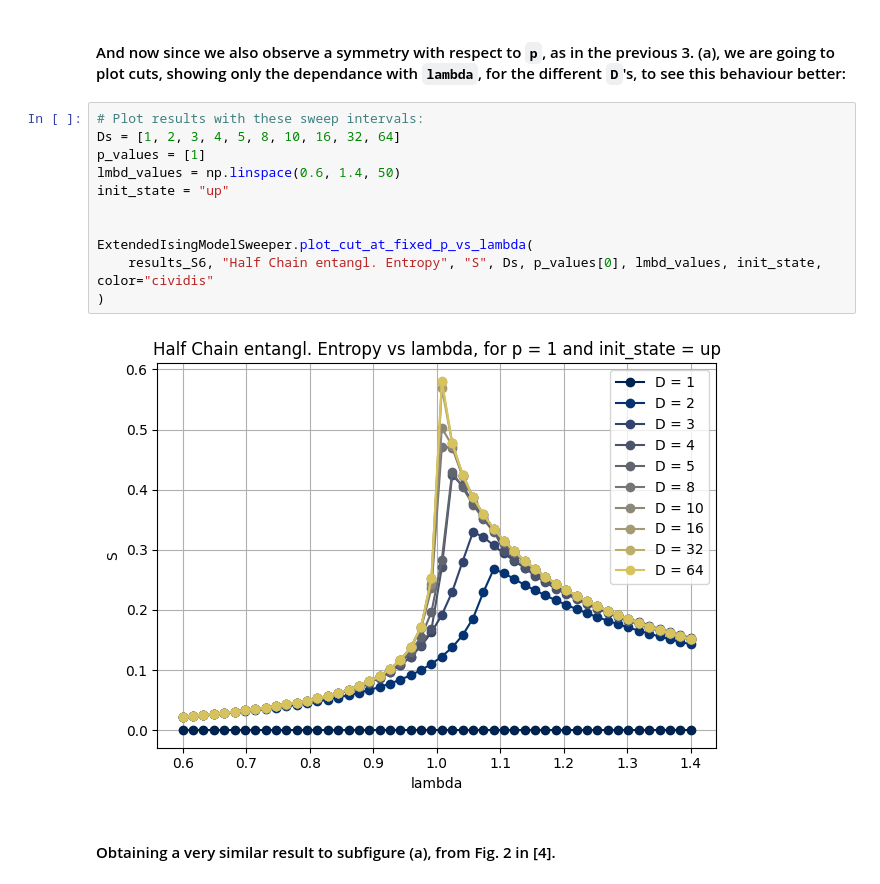
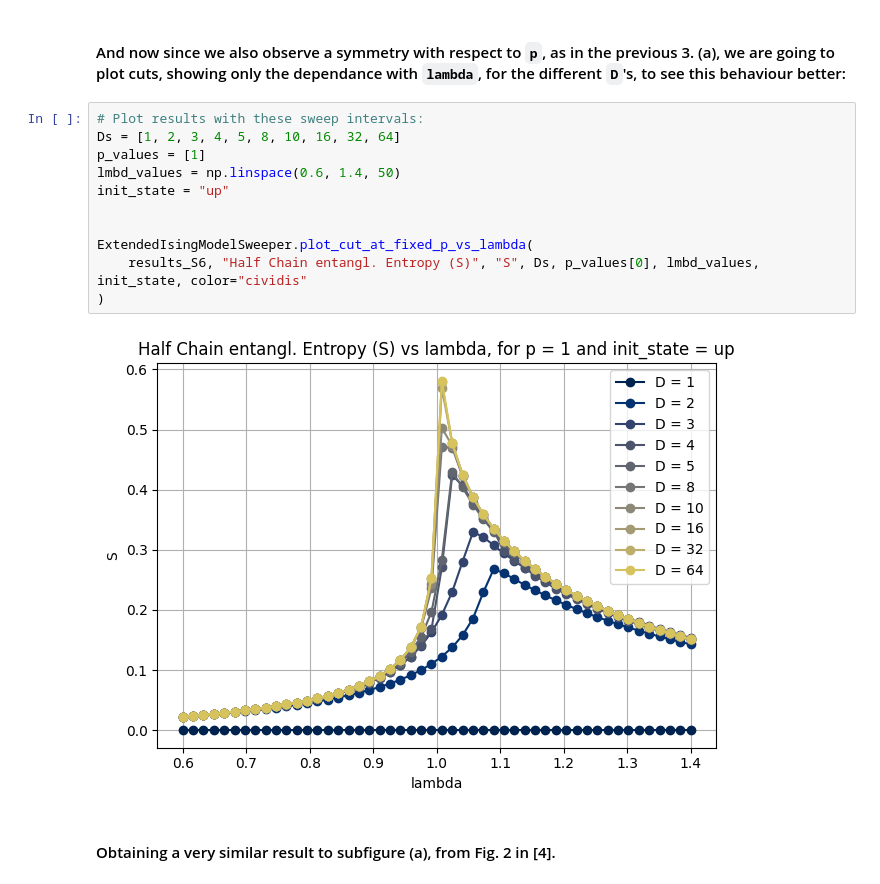
Before and after one commit to GuillermoAbadLopez/QMaster, a Jupyter notebook: 2nd Year/TNet/assigment/AssigmentGuillermoAbadLopez.ipynb, the cells around one changed output. Cells and saved outputs as stored; diff of their text form.

```diff
--- a/2nd Year/TNet/assigment/AssigmentGuillermoAbadLopez.ipynb
+++ b/2nd Year/TNet/assigment/AssigmentGuillermoAbadLopez.ipynb
@@ -635,16 +259,16 @@ ExtendedIsingModelSweeper.plot_sweep_vs_p_and_lambda(
 # %%
 # Plot results with these sweep intervals:
 Ds = [1, 2, 3, 4, 5, 8, 10, 16, 32, 64]
 p_values = [1]
 lmbd_values = np.linspace(0.6, 1.4, 50)
 init_state = "up"
 
 
 ExtendedIsingModelSweeper.plot_cut_at_fixed_p_vs_lambda(
-    results_S6, "Half Chain entangl. Entropy", "S", Ds, p_values[0], lmbd_values, init_state, color="cividis"
+    results_S6, "Half Chain entangl. Entropy (S)", "S", Ds, p_values[0], lmbd_values, init_state, color="cividis"
 )
 # %% [output]
-[figure, old version]
+[figure, new version]
 # %% [markdown]
 #### Obtaining a very similar result to subfigure (a), from Fig. 2 in [4].
 # %% [markdown]
```
Also changed, not shown: parts of 32 cells of this notebook, 2 other files.
